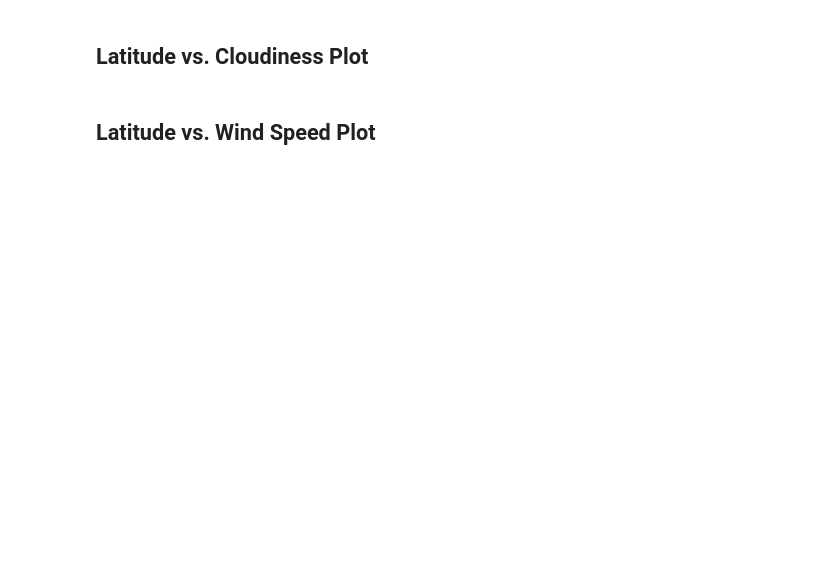
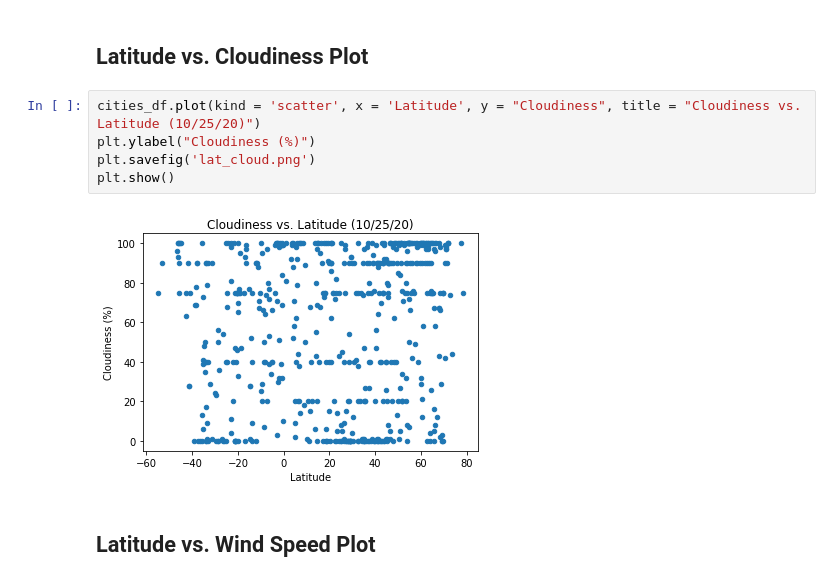
Before and after one commit to madhuvenkidusamy/python-api-challenge, a Jupyter notebook: WeatherPy/WeatherPy.ipynb, the cells around one changed output. Saved outputs shown, nothing was run; the diff lists cells and outputs as text; blank space fills up the shorter version.

```diff
--- a/WeatherPy/WeatherPy.ipynb
+++ b/WeatherPy/WeatherPy.ipynb
@@ -173,4 +196,11 @@ Skip this step if there are no cities that have humidity > 100%.
 # %% [markdown]
 ## Latitude vs. Cloudiness Plot
+# %%
+cities_df.plot(kind = 'scatter', x = 'Latitude', y = "Cloudiness", title = "Cloudiness vs. Latitude (10/25/20)")
+plt.ylabel("Cloudiness (%)")
+plt.savefig('lat_cloud.png')
+plt.show()
+# %% [output]
+[figure, added]
 # %% [markdown]
 ## Latitude vs. Wind Speed Plot
```
Also changed, not shown: parts of 7 cells of this notebook, 9 other files.
